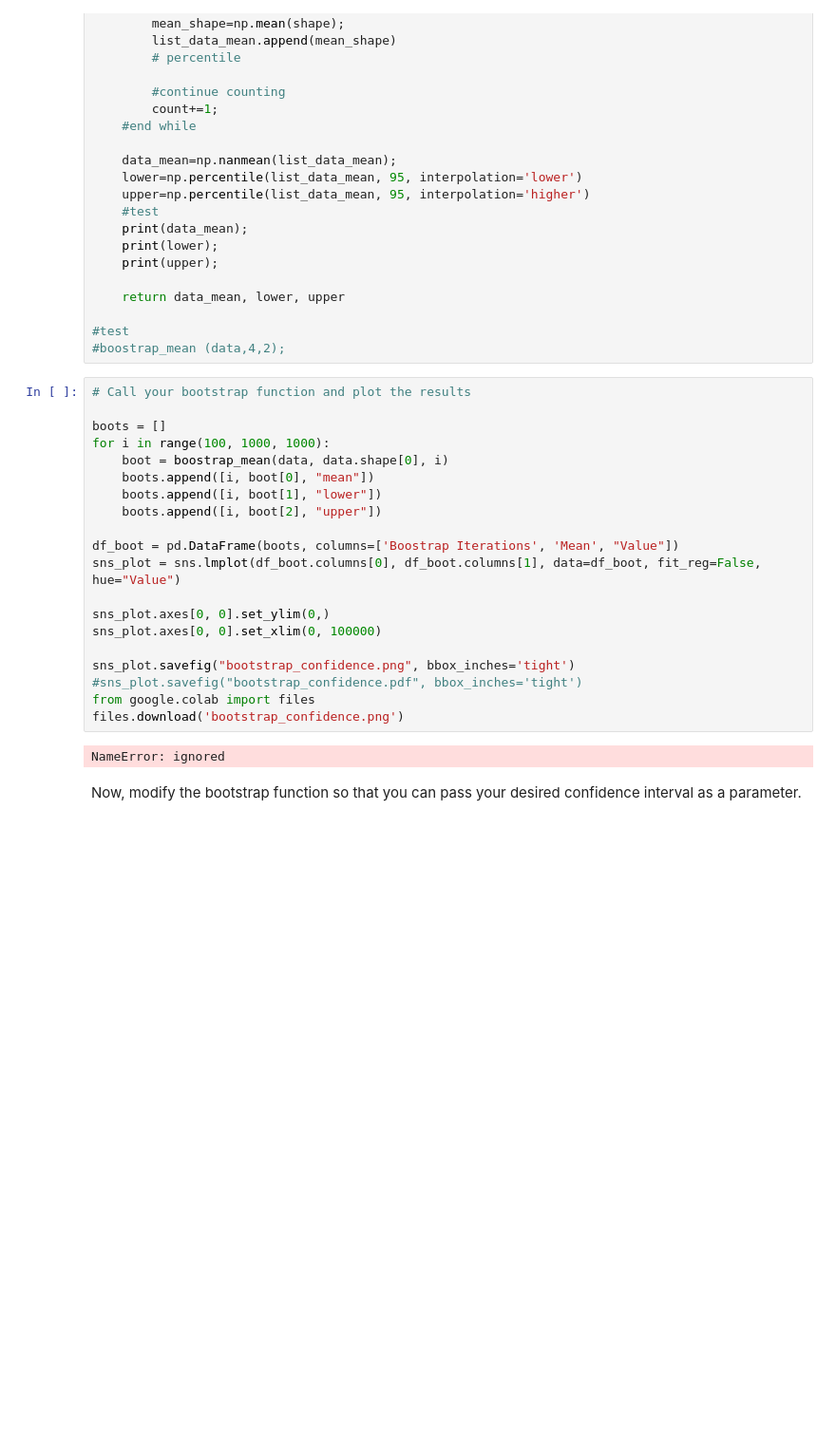
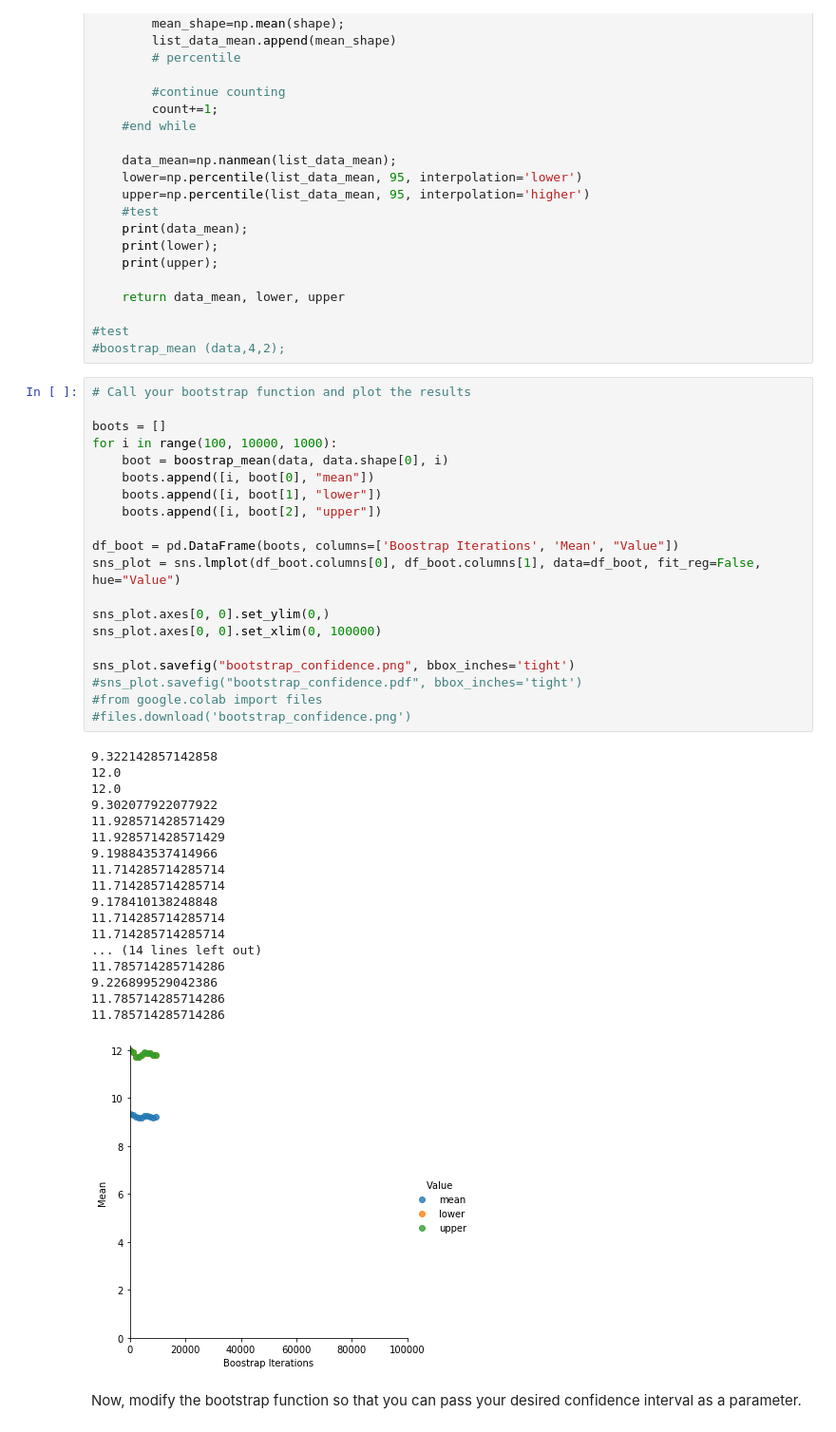
Before and after one commit to OnePassio/CE888, a Jupyter notebook: Lab2_Assignment.ipynb, the cells around one changed output. Shown: that part at 95% size. Drawn from its saved outputs; the diff is of its cells as text; blank space fills up the shorter version.

```diff
--- a/Lab2_Assignment.ipynb
+++ b/Lab2_Assignment.ipynb
@@ -54,25 +54,42 @@ def boostrap_mean(sample, sample_size, n_iterations):
 # %%
 # Call your bootstrap function and plot the results
 
 boots = []
-for i in range(100, 1000, 1000):
+for i in range(100, 10000, 1000):
     boot = boostrap_mean(data, data.shape[0], i)
     boots.append([i, boot[0], "mean"])
     boots.append([i, boot[1], "lower"])
     boots.append([i, boot[2], "upper"])
 
 df_boot = pd.DataFrame(boots, columns=['Boostrap Iterations', 'Mean', "Value"])
 sns_plot = sns.lmplot(df_boot.columns[0], df_boot.columns[1], data=df_boot, fit_reg=False, hue="Value")
 
 sns_plot.axes[0, 0].set_ylim(0,)
 sns_plot.axes[0, 0].set_xlim(0, 100000)
 
 sns_plot.savefig("bootstrap_confidence.png", bbox_inches='tight')
 #sns_plot.savefig("bootstrap_confidence.pdf", bbox_inches='tight')
-from google.colab import files
-files.download('bootstrap_confidence.png')
+#from google.colab import files
+#files.download('bootstrap_confidence.png')
 # %% [output]
-NameError: ignored
+9.322142857142858
+12.0
+12.0
+9.302077922077922
+11.928571428571429
+11.928571428571429
+9.198843537414966
+11.714285714285714
+11.714285714285714
+9.178410138248848
+11.714285714285714
+11.714285714285714
+... (14 lines left out)
+11.785714285714286
+9.226899529042386
+11.785714285714286
+11.785714285714286
+[figure, added]
 # %% [markdown]
 
 Now, modify the bootstrap function so that you can pass your desired confidence interval as a parameter.
```
Also changed, not shown: parts of 2 cells of this notebook.
